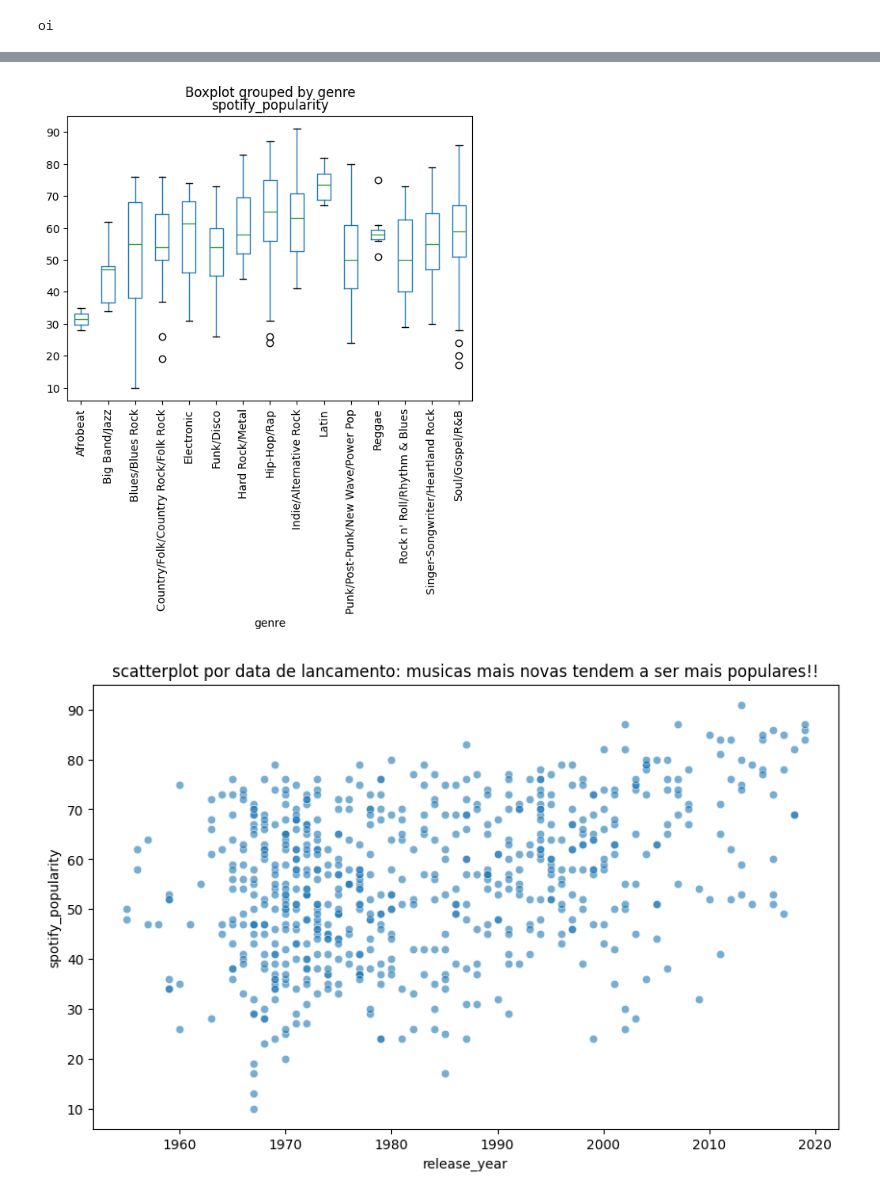
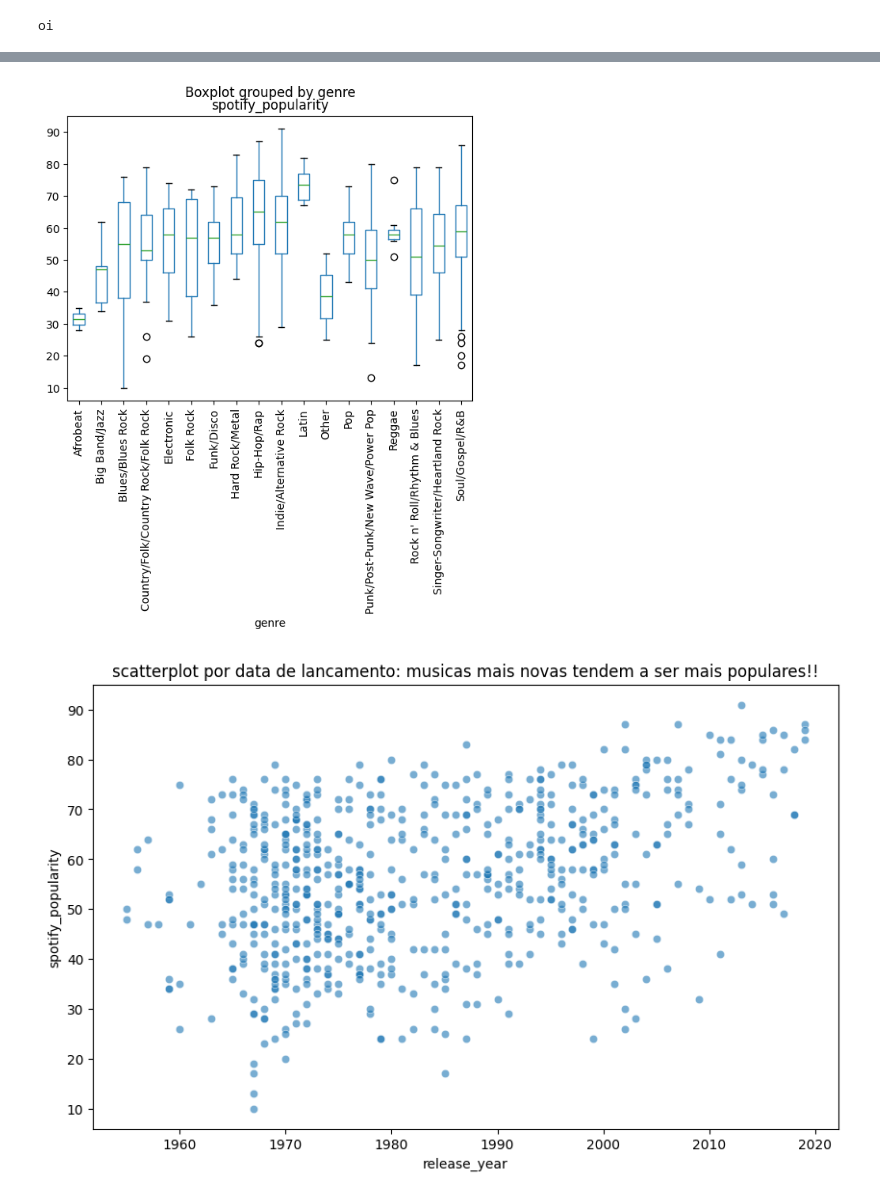
Before and after one commit to mateusono1/Melodia, a Jupyter notebook: Tomas/analises.ipynb, the cells around one changed output, grey strips where cells are left out. Saved outputs shown, nothing was run; the diff lists cells and outputs as text; code cells hidden in the pictures.

```diff
--- a/Tomas/analises.ipynb
+++ b/Tomas/analises.ipynb
@@ -18,0 +31,7 @@ df.head(5)
+# %%
+df = pd.read_csv("Base_Melodia.csv")
+df = df.sort_values("genre")
+df = df.drop("spotify_url",axis=1)
+df = df.drop("album_id",axis=1)
+df = df.drop("sort_name",axis=1)
+df.head(5)
@@ -18,0 +45,3 @@ df.head(5)
+# %%
+df['genre'] = df['genre'].fillna('Other')
+df.head(3)
@@ -18,0 +53,3 @@ df.head(5)
+# %%
+df['genre'] = df['genre'].fillna('Other')
+df.head(3)
@@ -30,9 +214,9 @@ print(df["genre"].unique())
 pd.set_option('display.max_columns', None)
 # %%
 
-box = df.boxplot(column='spotify_popularity', by='genre', grid=False, rot=90)
+box = df.boxplot(column='spotify_popularity', by='genre', grid=False, rot=90,)
 # %% [output]
-[figure, old version]
+[figure, new version]
 # %%
 plt.figure(figsize=(10, 6))
 sns.scatterplot(data=df, x='release_year', y='spotify_popularity', alpha= 0.6)
```
Also changed, not shown: parts of 11 cells of this notebook.
